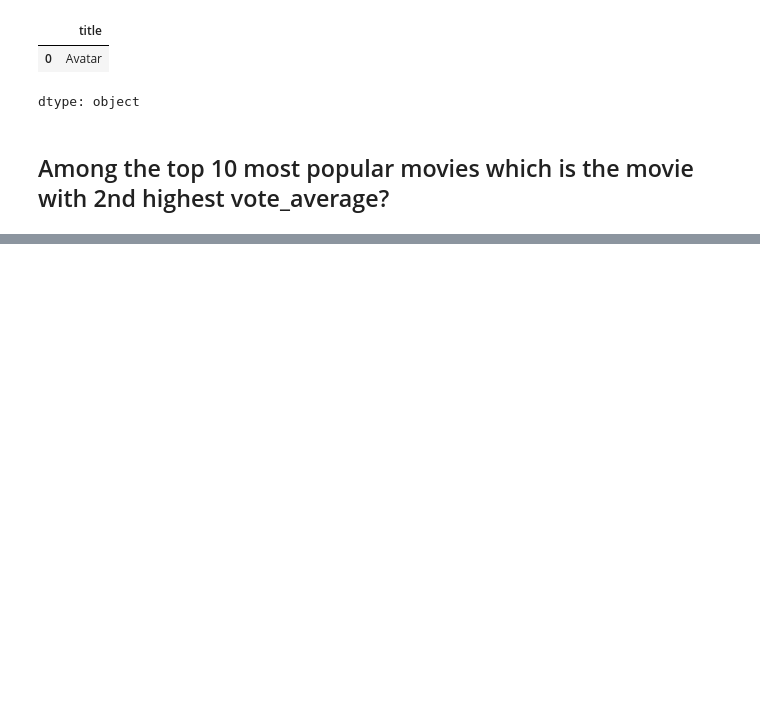
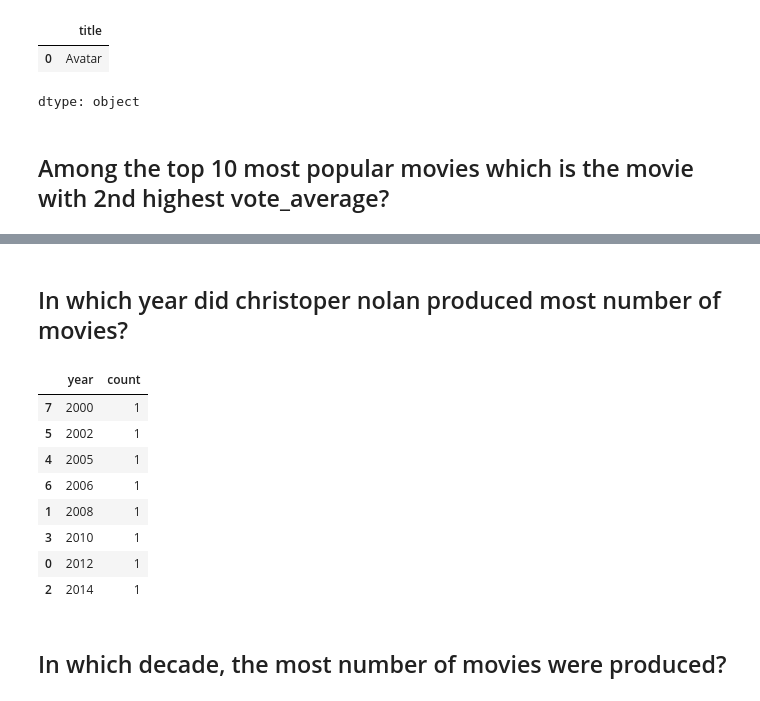
Before and after one commit to senapathi402-star/IDMB_CASE_STUDY, a Jupyter notebook: IDMB_Case_Study.ipynb, the cells around one changed output, grey strips where cells are left out. Cells and saved outputs as stored; diff of their text form; code cells hidden in the pictures; blank space fills up the shorter version.

```diff
--- a/IDMB_Case_Study.ipynb
+++ b/IDMB_Case_Study.ipynb
@@ -465,0 +535,16 @@ df3.sort_values(by = 'vote_average',ascending = False)[1:2]
+# %% [markdown]
+## In which year did christoper nolan produced most number of movies?
+# %%
+df[df['director_name'] == 'Christopher Nolan']['year'].value_counts().reset_index().sort_values(by = 'year',ascending = True)
+# %% [output]
+|  | year | count |
+| 7 | 2000 | 1 |
+| 5 | 2002 | 1 |
+| 4 | 2005 | 1 |
+| 6 | 2006 | 1 |
+| 1 | 2008 | 1 |
+| 3 | 2010 | 1 |
+| 0 | 2012 | 1 |
+| 2 | 2014 | 1 |
+# %% [markdown]
+## In which decade, the most number of movies were produced?
```
Also changed, not shown: parts of 16 cells of this notebook.
